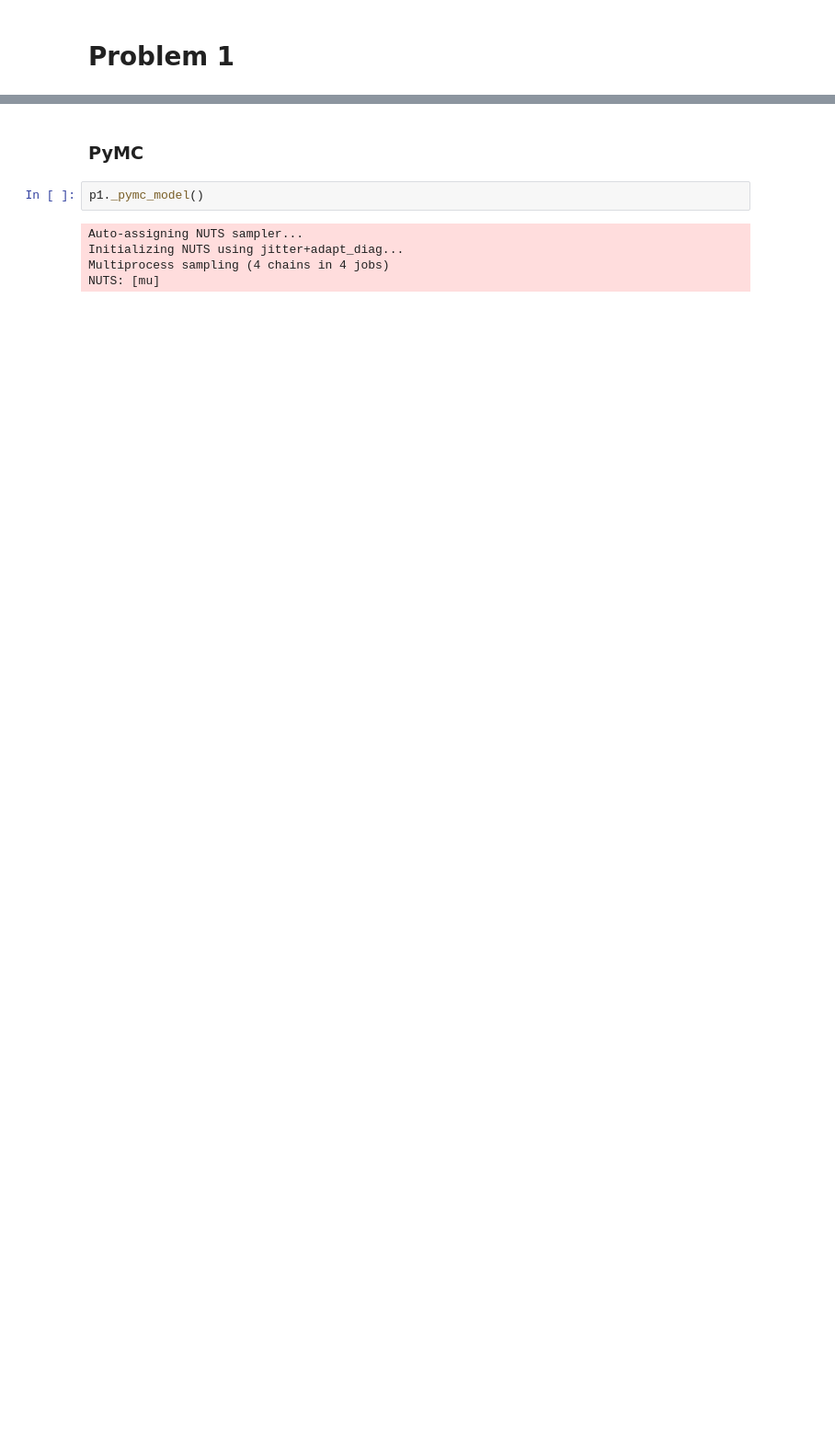
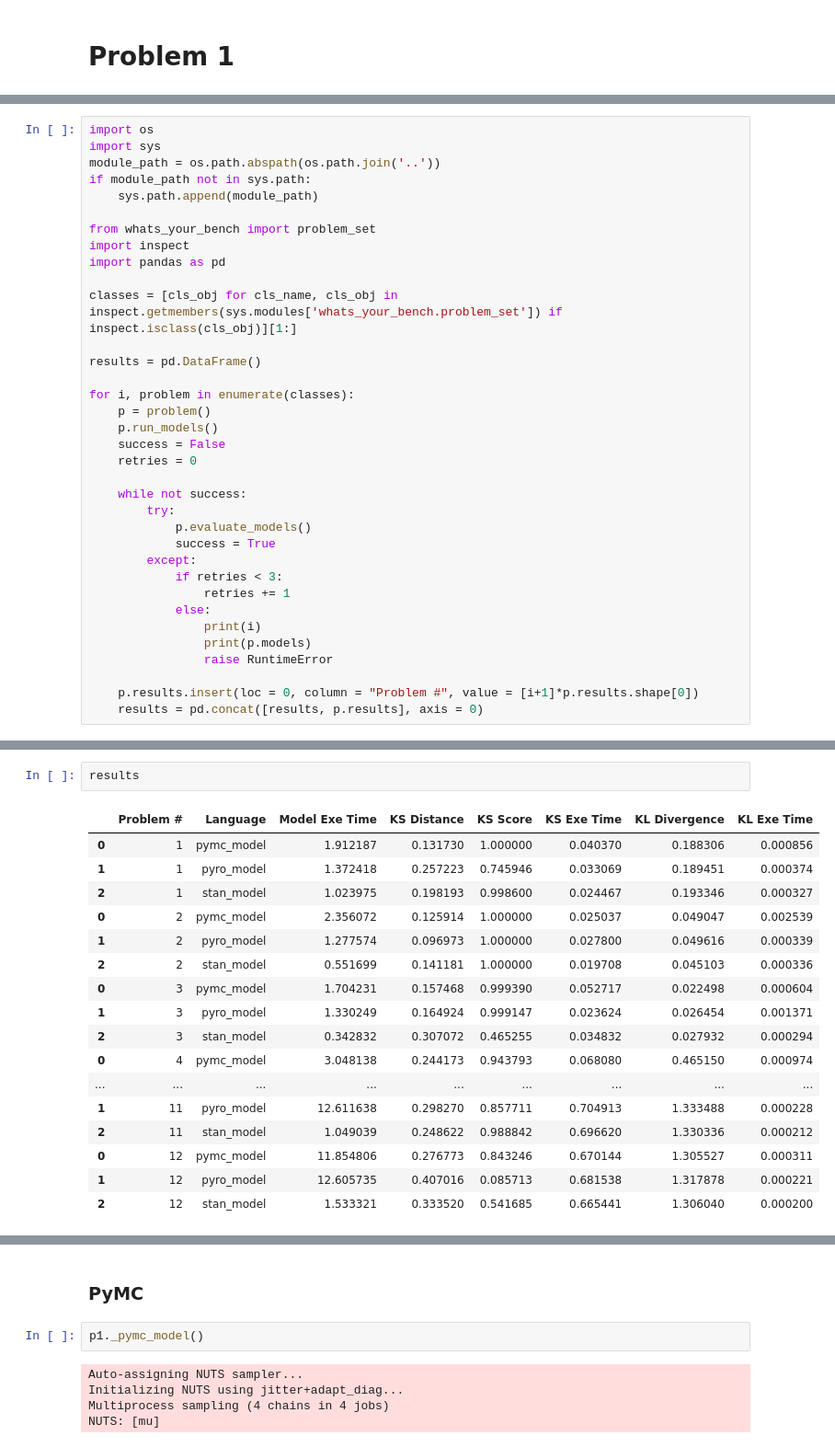
Before and after one commit to patrick-pagni/whats_your_bench, a Jupyter notebook: notebooks/scratch.ipynb, the cells around one changed output, grey strips where cells are left out. Shown: that part at 92% size. Drawn from its saved outputs; the diff is of its cells as text; blank space fills up the shorter version.

```diff
--- a/notebooks/scratch.ipynb
+++ b/notebooks/scratch.ipynb
@@ -810,0 +984,35 @@ chain 4 |          | 00:00 Status
+# %%
+import os
+import sys
+module_path = os.path.abspath(os.path.join('..'))
+if module_path not in sys.path:
+    sys.path.append(module_path)
+
+from whats_your_bench import problem_set
+import inspect
+import pandas as pd
+
+classes = [cls_obj for cls_name, cls_obj in inspect.getmembers(sys.modules['whats_your_bench.problem_set']) if inspect.isclass(cls_obj)][1:]
+
+results = pd.DataFrame()
+
+for i, problem in enumerate(classes):
+    p = problem()
+    p.run_models()
+    success = False
+    retries = 0
+
+    while not success:
+        try:
+            p.evaluate_models()
+            success = True
+        except:
+            if retries < 3:
+                retries += 1
+            else:
+                print(i)
+                print(p.models)
+                raise RuntimeError
+
+    p.results.insert(loc = 0, column = "Problem #", value = [i+1]*p.results.shape[0])
+    results = pd.concat([results, p.results], axis = 0)
@@ -811 +1040,21 @@ chain 4 |          | 00:00 Status
+# %%
+results
+# %% [output]
+|  | Problem # | Language | Model Exe Time | KS Distance | KS Score | KS Exe Time | KL Divergence | KL Exe Time |
+| 0 | 1 | pymc_model | 1.912187 | 0.131730 | 1.000000 | 0.040370 | 0.188306 | 0.000856 |
+| 1 | 1 | pyro_model | 1.372418 | 0.257223 | 0.745946 | 0.033069 | 0.189451 | 0.000374 |
+| 2 | 1 | stan_model | 1.023975 | 0.198193 | 0.998600 | 0.024467 | 0.193346 | 0.000327 |
+| 0 | 2 | pymc_model | 2.356072 | 0.125914 | 1.000000 | 0.025037 | 0.049047 | 0.002539 |
+| 1 | 2 | pyro_model | 1.277574 | 0.096973 | 1.000000 | 0.027800 | 0.049616 | 0.000339 |
+| 2 | 2 | stan_model | 0.551699 | 0.141181 | 1.000000 | 0.019708 | 0.045103 | 0.000336 |
+| 0 | 3 | pymc_model | 1.704231 | 0.157468 | 0.999390 | 0.052717 | 0.022498 | 0.000604 |
+| 1 | 3 | pyro_model | 1.330249 | 0.164924 | 0.999147 | 0.023624 | 0.026454 | 0.001371 |
+| 2 | 3 | stan_model | 0.342832 | 0.307072 | 0.465255 | 0.034832 | 0.027932 | 0.000294 |
+| 0 | 4 | pymc_model | 3.048138 | 0.244173 | 0.943793 | 0.068080 | 0.465150 | 0.000974 |
+| ... | ... | ... | ... | ... | ... | ... | ... | ... |
+| 1 | 11 | pyro_model | 12.611638 | 0.298270 | 0.857711 | 0.704913 | 1.333488 | 0.000228 |
+| 2 | 11 | stan_model | 1.049039 | 0.248622 | 0.988842 | 0.696620 | 1.330336 | 0.000212 |
+| 0 | 12 | pymc_model | 11.854806 | 0.276773 | 0.843246 | 0.670144 | 1.305527 | 0.000311 |
+| 1 | 12 | pyro_model | 12.605735 | 0.407016 | 0.085713 | 0.681538 | 1.317878 | 0.000221 |
+| 2 | 12 | stan_model | 1.533321 | 0.333520 | 0.541685 | 0.665441 | 1.306040 | 0.000200 |
 # %% [markdown]
```
Also changed, not shown: parts of 40 cells of this notebook, 10 other files.
